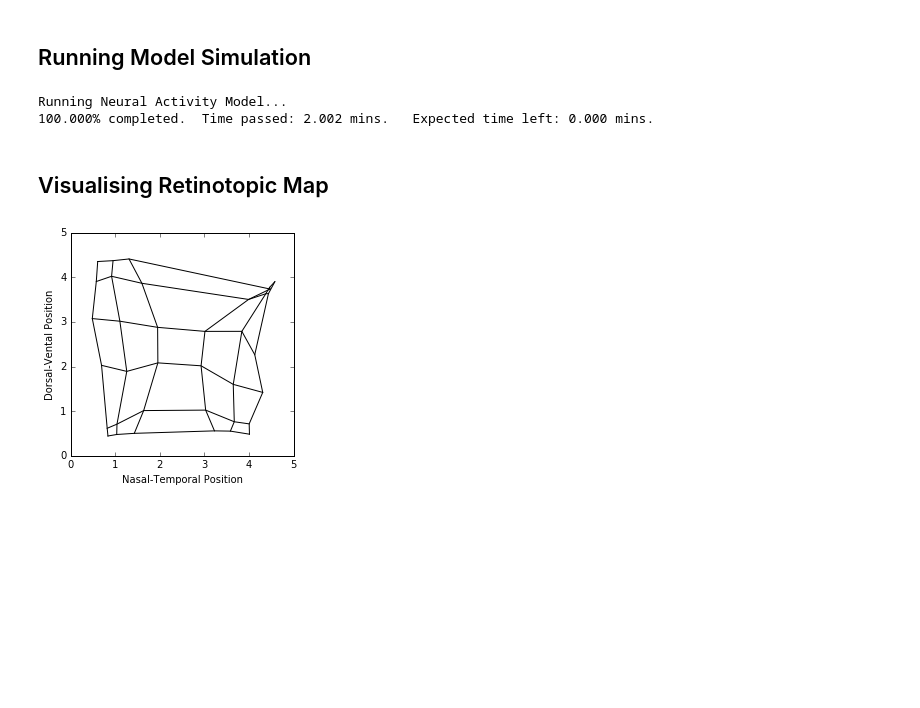
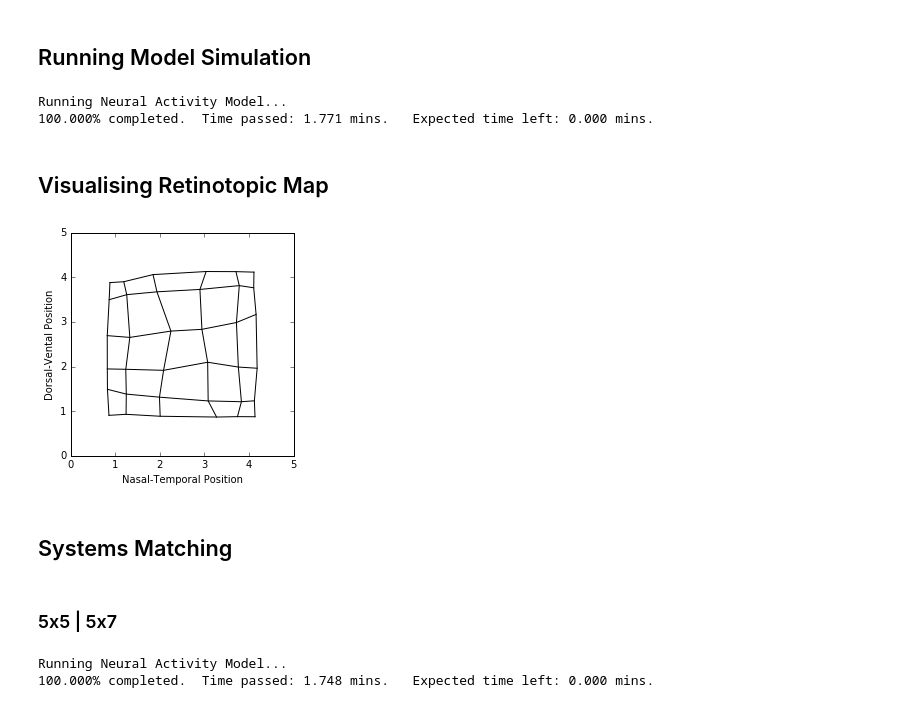
Before and after one commit to dkeitley/Map-Formation-Models, a Jupyter notebook: Neural_Activity_Model.ipynb, the cells around one changed output. Drawn from its saved outputs; the diff is of its cells as text; code cells hidden in the pictures; blank space fills up the shorter version.

Commit message:
Added to activity model notebook. - Systems matching - Changing polarity

```diff
--- a/Neural_Activity_Model.ipynb
+++ b/Neural_Activity_Model.ipynb
@@ -270,7 +312,7 @@ def update_potential(syn_weights,init_pot):
 	while(mean_change > STATIONARITY_CONST*old_mean):
 		old_mean = new_mean
 		activity = thresh(cur_pot.copy())
-		conv = tec_feedback(activity.copy())
+		conv = tec_feedback(activity)
 		pot_change = (init_pot + conv) - (MEM_TIME_CONST*cur_pot)
 		cur_pot += pot_change*dt
 		new_mean = np.mean(cur_pot)
@@ -295,7 +337,7 @@ def update_syns(syn_weights,activity,pair):
 		Post-threshold potential of each tectal neuron.
 
 	pair: 1D Array
-		x,y coordinates of activated retinal neurons.
+		Coordinates of activated retinal neurons. Takes format [i1,j1,i2,j2].
 
 	Returns
 	-------
@@ -303,14 +345,14 @@ def update_syns(syn_weights,activity,pair):
 		Updated synaptic weights between each retinal and tectal neuron.
 	'''
 
-	[x1,y1,x2,y2] = pair
+	[i1,j1,i2,j2] = pair
 
 	inds = np.where(activity > SYN_MOD_THRESH)
 
 	if(np.any(inds)!=0):
 		(indsx,indsy) = inds
-		syn_weights[x1,y1,indsx,indsy] += HEBB_CONST*activity[inds]
-		syn_weights[x2,y2,indsx,indsy] += HEBB_CONST*activity[inds]
+		syn_weights[i1,j1,indsx,indsy] += HEBB_CONST*activity[inds]
+		syn_weights[i2,j2,indsx,indsy] += HEBB_CONST*activity[inds]
 
 	syn_weights = norm_syns(syn_weights)
 
@@ -319,7 +361,8 @@ def update_syns(syn_weights,activity,pair):
 #### 8. Normalise synaptic weights
 # %%
 def norm_syns(syn_weights):
-	''' Normalised synaptic weights to maintain constant mean.
+	''' Normalises the synaptic weights so that the mean weight
+	contacting each tectal neuron remains constant.
 
 	Parameters
 	----------
@@ -397,18 +445,32 @@ def run(iterations):
 	Parameters
 	----------
 	iterations: Number of iterations to iterate simulation cycle.
+
+	Returns
+	-------
+ 	iter_weights: 5D Array
+        The synaptic weights between each neuron in the retina and tectum at each
+        saved iteration. Takes format iter_weights[iteration,i,j,k,l].
+
+    rf_centres: 4D Array
+        Contains the i,j coordinates of the receptive field centres of each tectal
+        neuron at each saved iteration. Takes format rf_centres[iteration,k,l,:] = [i,j]
+        where k,l are tectal coordinates.
 	"""
+
 	print("Running Neural Activity Model...")
 
 	tstart = time.time()
 	syn_weights = init_syns()
+	(num_pairs,pairs) = gen_pairs()
+
 	iter_weights = np.zeros((math.floor(iterations/FRAME_RATE),
 				RET_DIM_1,RET_DIM_2,TEC_DIM_1,TEC_DIM_2))
 	rf_centres = np.zeros((math.floor(iterations/FRAME_RATE),
 		TEC_DIM_1,TEC_DIM_2,2))
 
 	for i in range(iterations):
-		pair = activate_pair()
+		pair = activate_ret(pairs,num_pairs)
 		init_pot = activate_tec(syn_weights,pair)
 		activity = update_potential(syn_weights,init_pot)
 		syn_weights = update_syns(syn_weights,activity,pair)
@@ -422,10 +484,11 @@ def run(iterations):
 
 	return (iter_weights,rf_centres)
 # %%
+reset_sheet_params(6,6,6,6)
 (iter_weights,rf_centres) = run(60000)
 # %% [output]
 Running Neural Activity Model...
-100.000% completed.  Time passed: 2.002 mins.   Expected time left: 0.000 mins.
+100.000% completed.  Time passed: 1.771 mins.   Expected time left: 0.000 mins.
 # %% [markdown]
 ## Visualising Retinotopic Map
 # %%
@@ -475,5 +567,8 @@ def plot_map(rfs):
     step=1,description="Iteration: "))
-# %%
-plot_map(rf_centres)
-# %% [output]
-[figure, removed]
+# %%
+reset_sheet_params(6,6,6,6)
+plot_map(rf_centres)
+# %% [output]
+[figure, added]
+# %% [markdown]
+## Systems Matching
@@ -479,0 +580,7 @@ plot_map(rf_centres)
+# %% [markdown]
+### 5x5 |  5x7
+# %%
+(iw1,rfc1) = systems_matching(5,5,5,7,60000)
+# %% [output]
+Running Neural Activity Model...
+100.000% completed.  Time passed: 1.748 mins.   Expected time left: 0.000 mins.
```
Also changed, not shown: parts of 26 cells of this notebook.
